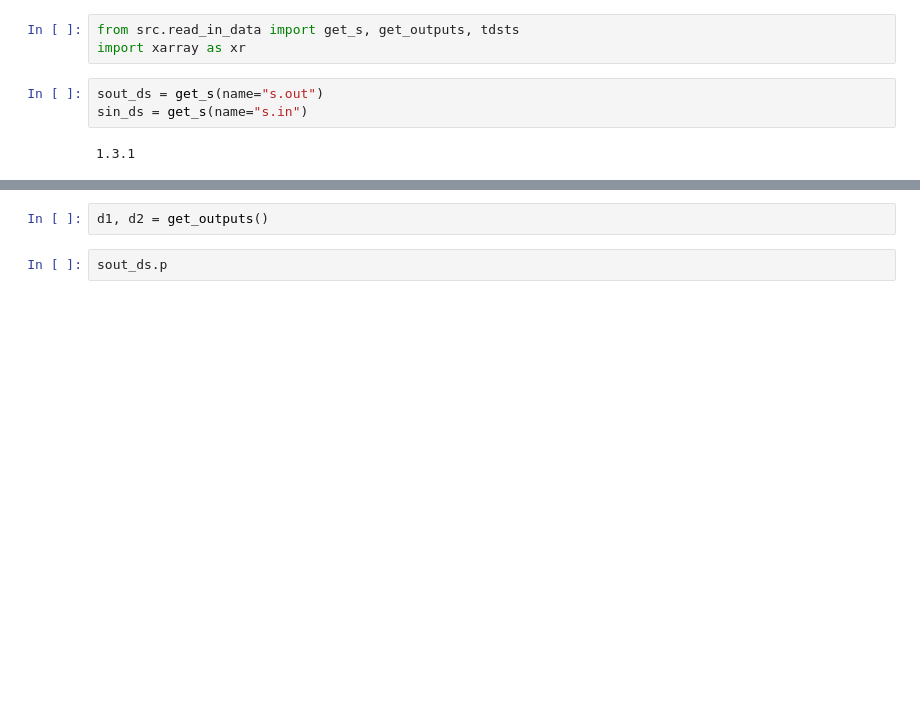
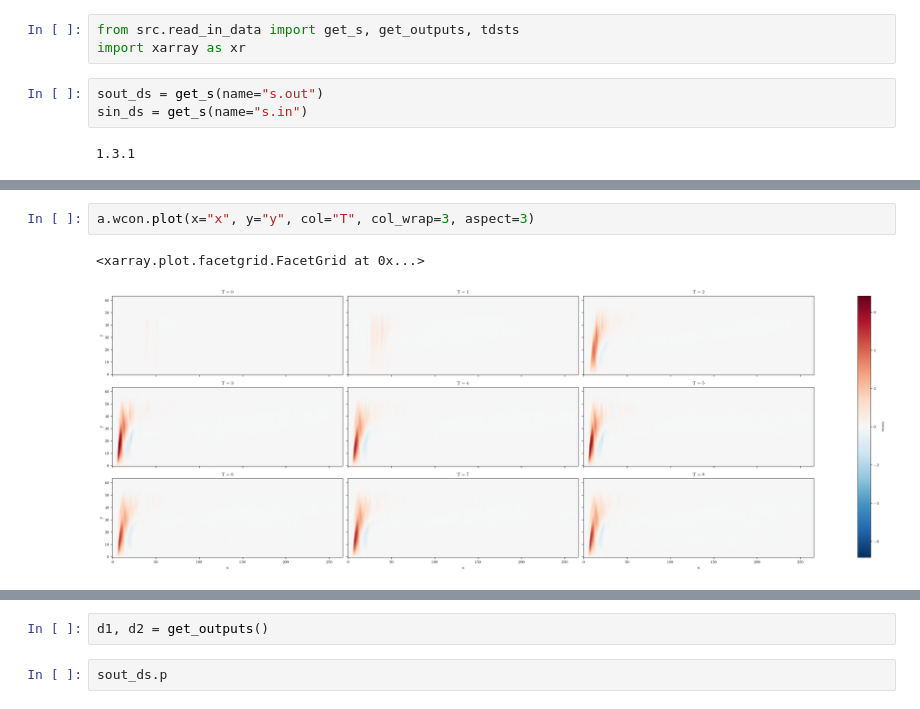
Before and after one commit to sdat2/rotunno87, a Jupyter notebook: notebooks/exploratory/sdat2-B-Read-in-Data.ipynb, the cells around one changed output, grey strips where cells are left out. Drawn from its saved outputs; the diff is of its cells as text; blank space fills up the shorter version.

```diff
--- a/notebooks/exploratory/sdat2-B-Read-in-Data.ipynb
+++ b/notebooks/exploratory/sdat2-B-Read-in-Data.ipynb
@@ -69,0 +50,5 @@ liqcon
+# %%
+a.wcon.plot(x="x", y="y", col="T", col_wrap=3, aspect=3)
+# %% [output]
+<xarray.plot.facetgrid.FacetGrid at 0x...>
+[figure, added]
```
Also changed, not shown: parts of 6 cells of this notebook, 1 other file.
